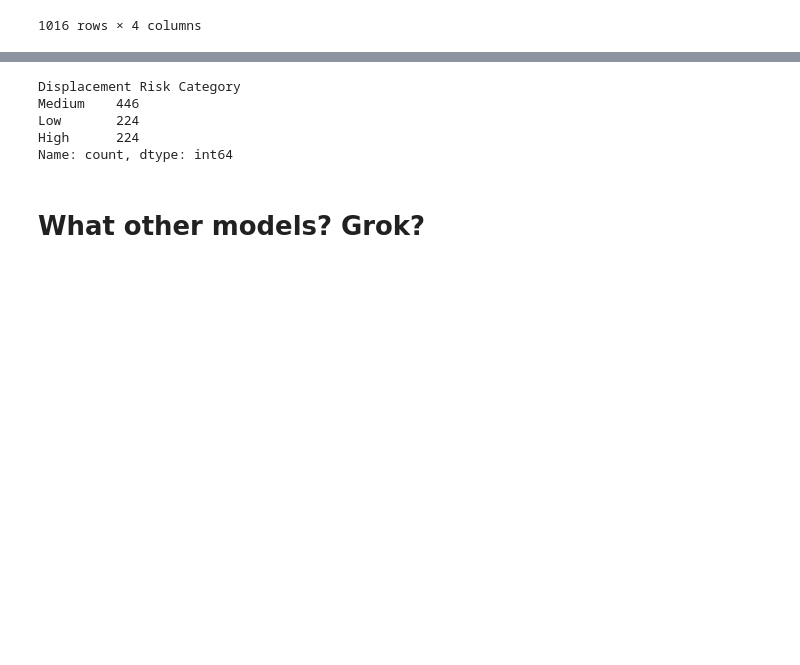
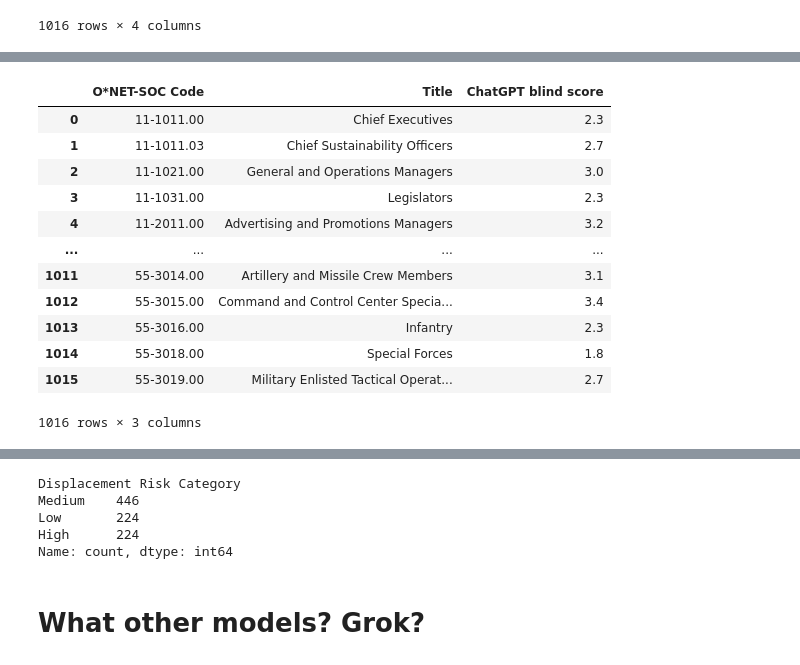
Before and after one commit to matthewcavanaugh96/magnimind, a Jupyter notebook: AI Job Displacement/Part 3-1 AI scoring.ipynb, the cells around one changed output, grey strips where cells are left out. Saved outputs shown, nothing was run; the diff lists cells and outputs as text; code cells hidden in the pictures; blank space fills up the shorter version.

```diff
--- a/AI Job Displacement/Part 3-1 AI scoring.ipynb
+++ b/AI Job Displacement/Part 3-1 AI scoring.ipynb
@@ -557,0 +571,19 @@ agg_df
+# %%
+chat_gpt_dumb_scoring = pd.read_csv('ai support files/ChatGPT direct scoring.csv')
+chat_gpt_dumb_scoring = chat_gpt_dumb_scoring[['O*NET-SOC Code', 'Title', 'overall_score']]
+chat_gpt_dumb_scoring.rename(columns={'overall_score': 'ChatGPT blind score'}, inplace=True)
+chat_gpt_dumb_scoring
+# %% [output]
+|  | O*NET-SOC Code | Title | ChatGPT blind score |
+| 0 | 11-1011.00 | Chief Executives | 2.3 |
+| 1 | 11-1011.03 | Chief Sustainability Officers | 2.7 |
+| 2 | 11-1021.00 | General and Operations Managers | 3.0 |
+| 3 | 11-1031.00 | Legislators | 2.3 |
+| 4 | 11-2011.00 | Advertising and Promotions Managers | 3.2 |
+| ... | ... | ... | ... |
+| 1011 | 55-3014.00 | Artillery and Missile Crew Members | 3.1 |
+| 1012 | 55-3015.00 | Command and Control Center Specia... | 3.4 |
+| 1013 | 55-3016.00 | Infantry | 2.3 |
+| 1014 | 55-3018.00 | Special Forces | 1.8 |
+| 1015 | 55-3019.00 | Military Enlisted Tactical Operat... | 2.7 |
+1016 rows × 3 columns
```
Also changed, not shown: parts of 6 cells of this notebook, 2 other files.
